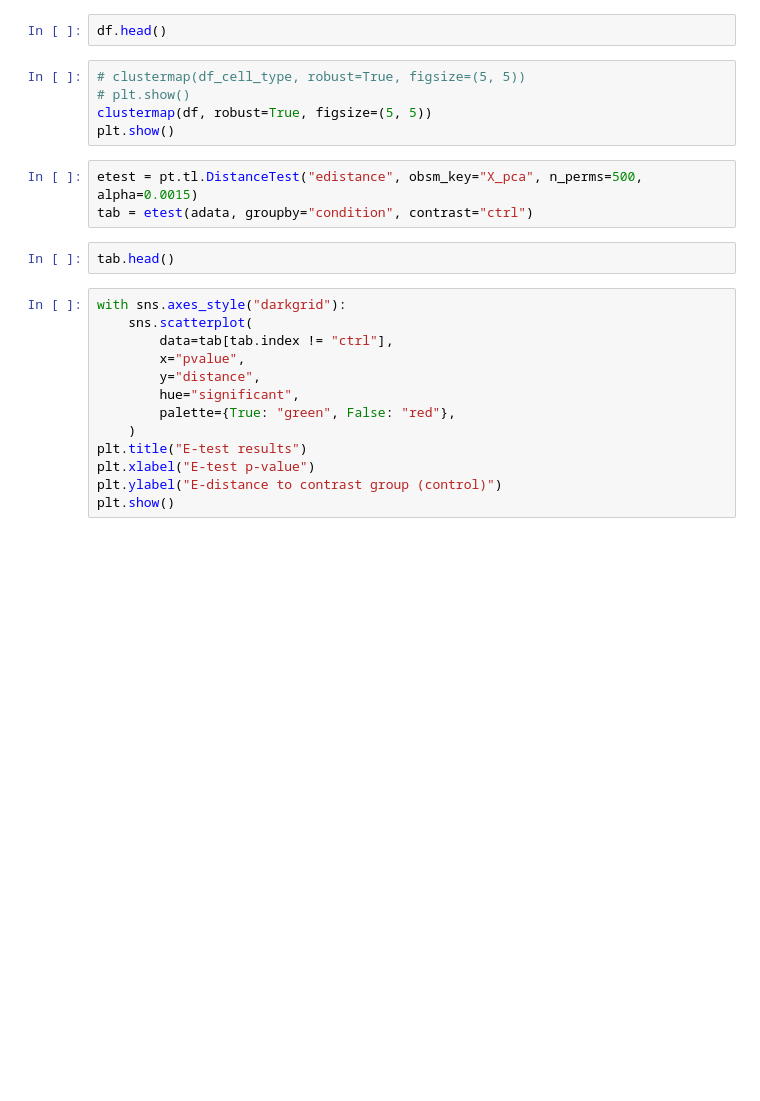
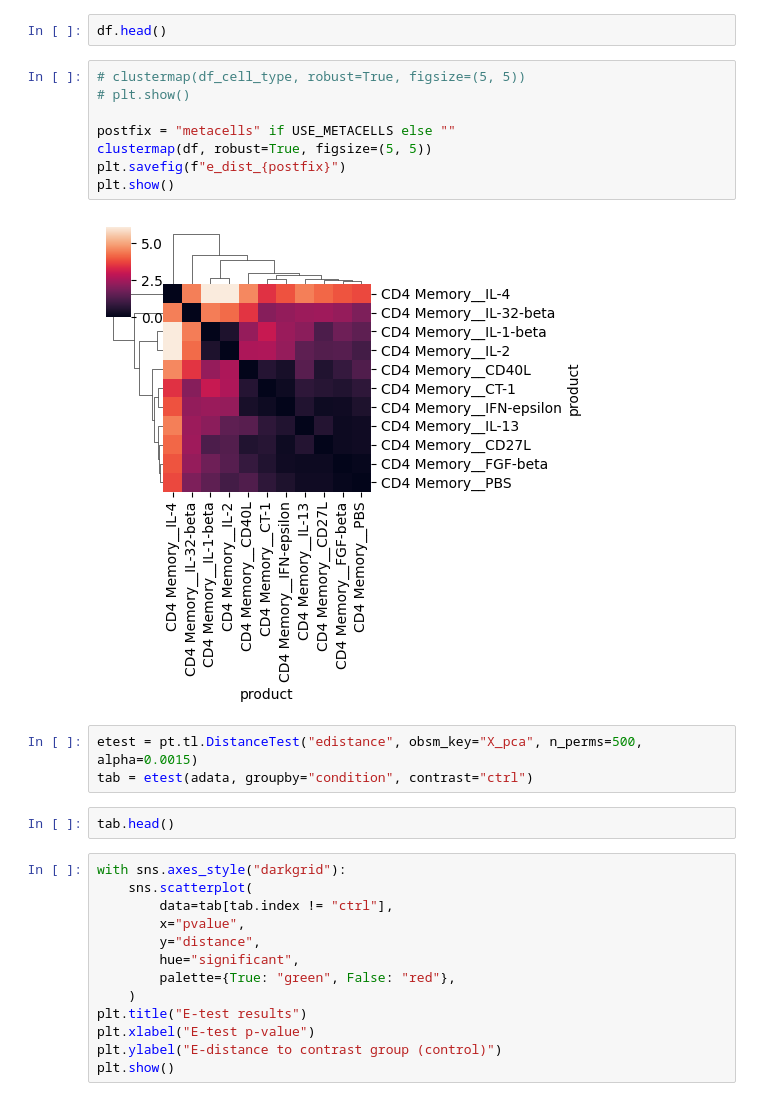
Before and after one commit to jan904/B-EOFlow, a Jupyter notebook: experiments.ipynb, the cells around one changed output. Saved outputs shown, nothing was run; the diff lists cells and outputs as text; blank space fills up the shorter version.

```diff
--- a/experiments.ipynb
+++ b/experiments.ipynb
@@ -309,8 +351,13 @@ df.head()
 # %%
 # clustermap(df_cell_type, robust=True, figsize=(5, 5))
 # plt.show()
+
+postfix = "metacells" if USE_METACELLS else ""
 clustermap(df, robust=True, figsize=(5, 5))
+plt.savefig(f"e_dist_{postfix}")
 plt.show()
+# %% [output]
+[figure, added]
 # %%
 etest = pt.tl.DistanceTest("edistance", obsm_key="X_pca", n_perms=500, alpha=0.0015)
 tab = etest(adata, groupby="condition", contrast="ctrl")
```
Also changed, not shown: parts of 31 cells of this notebook, 6 other files.
